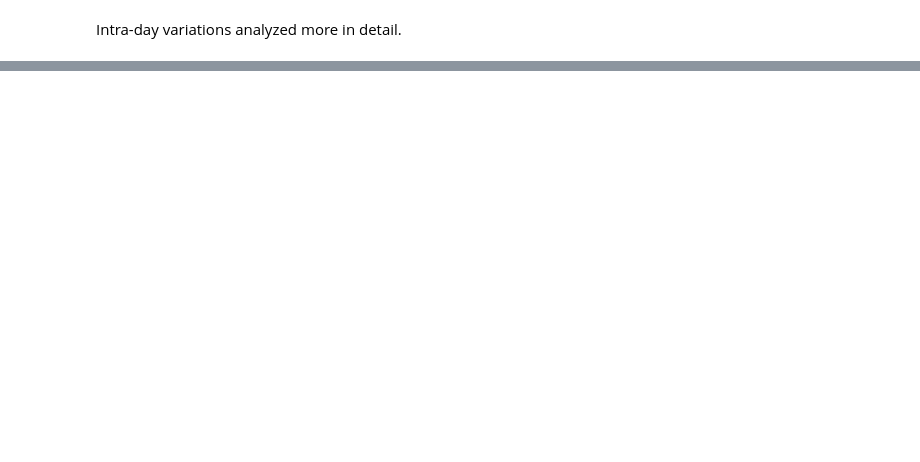
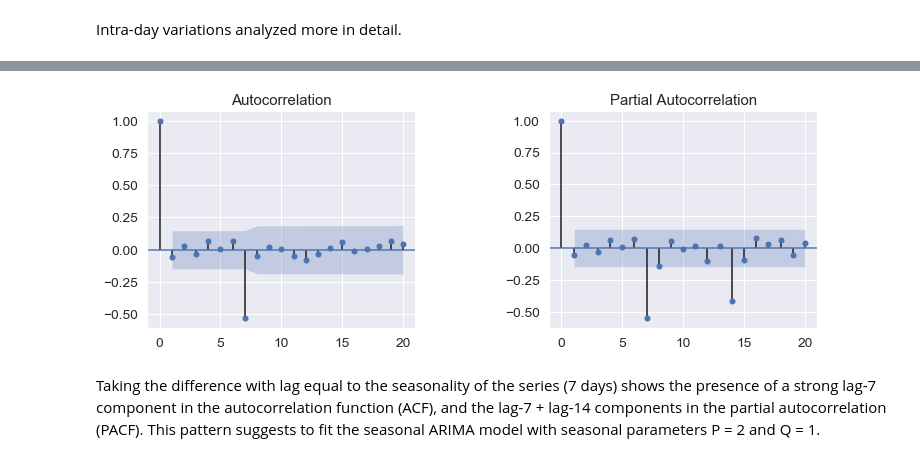
Before and after one commit to melville87/energy-cons-viz, a Jupyter notebook: energy_cons_viz.ipynb, the cells around one changed output, grey strips where cells are left out. Drawn from its saved outputs; the diff is of its cells as text; code cells hidden in the pictures; blank space fills up the shorter version.

```diff
--- a/energy_cons_viz.ipynb
+++ b/energy_cons_viz.ipynb
@@ -521,0 +647,9 @@ Intra-day variations analyzed more in detail.
+# %%
+# differenced series
+ts_seas_d = ts - ts.shift(7)
+# autocorrelations for the differenced series
+plot_autocorr(ts_seas_d, nlags= 20)
+# %% [output]
+[figure, added]
+# %% [markdown]
+Taking the difference with lag equal to the seasonality of the series (7 days) shows the presence of a strong lag-7 component in the autocorrelation function (ACF), and the lag-7 + lag-14 components in the partial autocorrelation (PACF). This pattern suggests to fit the seasonal ARIMA model with seasonal parameters P = 2 and Q = 1.
```
Also changed, not shown: parts of 30 cells of this notebook.
